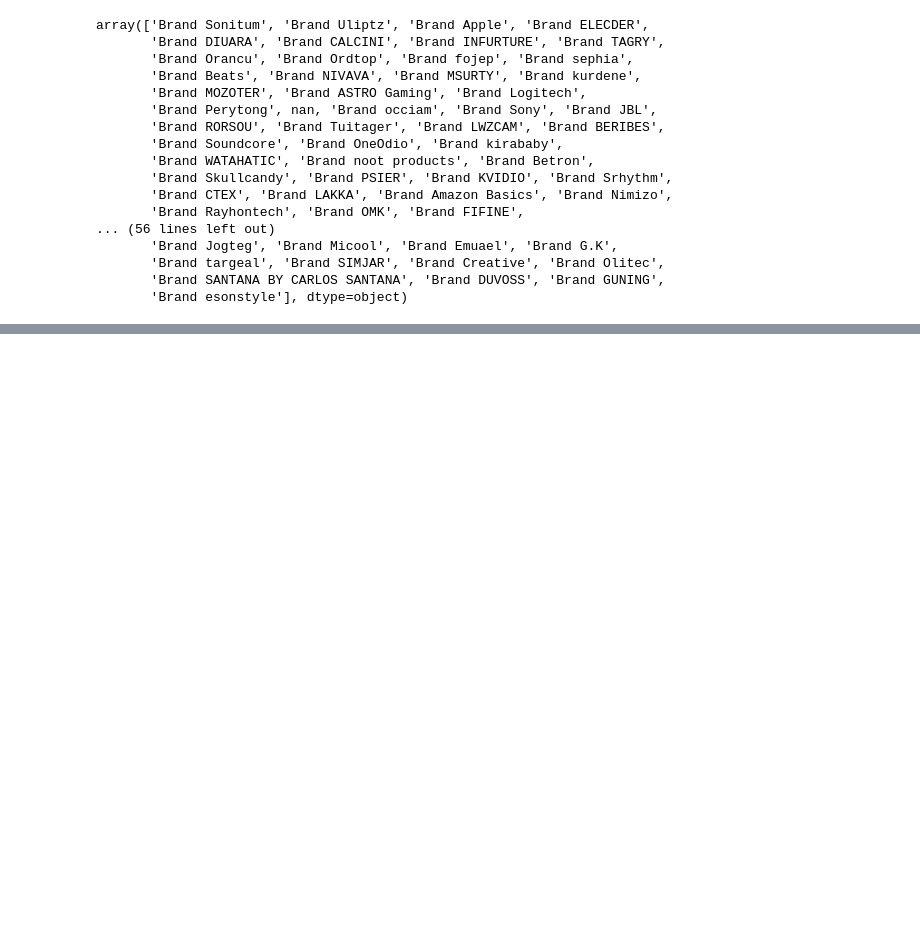
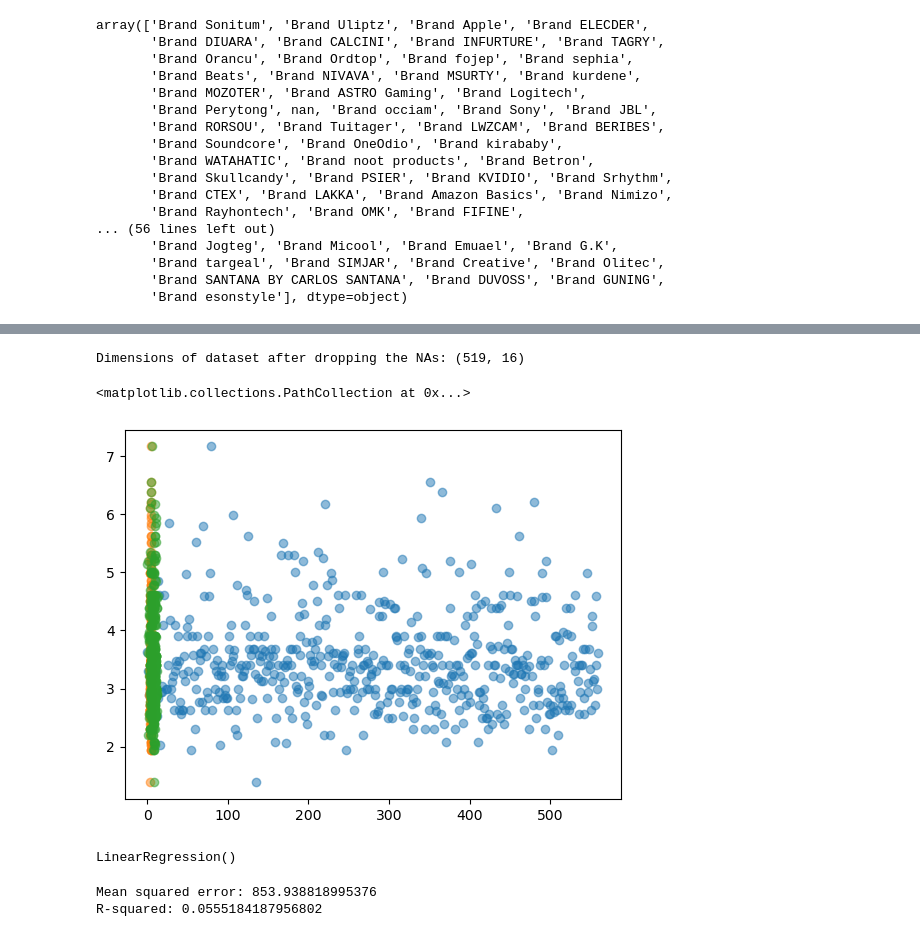
Before and after one commit to seanlee9959/amazon-NLP, a Jupyter notebook: Data Cleaning.ipynb, the cells around one changed output, grey strips where cells are left out. Saved outputs shown, nothing was run; the diff lists cells and outputs as text; code cells hidden in the pictures; blank space fills up the shorter version.

```diff
--- a/Data Cleaning.ipynb
+++ b/Data Cleaning.ipynb
@@ -130,3 +187,13 @@ array(['Brand Sonitum', 'Brand Uliptz', 'Brand Apple', 'Brand ELECDER',
        'Brand targeal', 'Brand SIMJAR', 'Brand Creative', 'Brand Olitec',
        'Brand SANTANA BY CARLOS SANTANA', 'Brand DUVOSS', 'Brand GUNING',
        'Brand esonstyle'], dtype=object)
+# %%
+import pandas as pd
+from sklearn.model_selection import train_test_split
+from sklearn.linear_model import LinearRegression
+from sklearn.metrics import mean_squared_error, r2_score
+from sklearn.feature_extraction.text import CountVectorizer
+import re
+import matplotlib.pyplot as plt
+
+df = pd.read_csv('heaphones_clean.csv')
@@ -132,0 +228,8 @@ array(['Brand Sonitum', 'Brand Uliptz', 'Brand Apple', 'Brand ELECDER',
+# %%
+#dropping all NAs
+print("Dimensions of dataset before dropping the NAs:", df.shape)
+df = df.dropna(subset=['product_description'])
+df = df.dropna(subset=['buy_price'])
+df = df.dropna(subset=['category'])
+df = df.dropna(subset=['rating'])
+print("Dimensions of dataset after dropping the NAs:", df.shape)
@@ -132,0 +239,15 @@ array(['Brand Sonitum', 'Brand Uliptz', 'Brand Apple', 'Brand ELECDER',
+# %%
+#df = df.astype(str)
+
+mask = df['buy_price'].str.contains('-')
+
+# index the DataFrame using the boolean mask to remove the rows
+df = df[-mask]
+# %%
+df.buy_price[0]
+def format_price(x):
+    x = x.replace(",", "")
+    return float(x[1:])
+
+df['float_price'] = df['buy_price'].apply(lambda x: format_price(x))
+df['float_rating'] = df['rating'].apply(lambda x: float(x[:3]))
@@ -132,0 +269,13 @@ array(['Brand Sonitum', 'Brand Uliptz', 'Brand Apple', 'Brand ELECDER',
+# %%
+print("Dimensions of dataset after dropping the NAs:", df.shape)
+# %% [output]
+Dimensions of dataset after dropping the NAs: (519, 16)
+# %%
+
+# Scatter plot visualizations
+plt.scatter(df["search_order"], df["logprice"], alpha=0.5)
+plt.scatter(df["rating"], df["logprice"], alpha=0.5)
+plt.scatter(np.log(df["count"]), df["logprice"], alpha=0.5)
+# %% [output]
+<matplotlib.collections.PathCollection at 0x...>
+[figure, added]
@@ -132,0 +286,20 @@ array(['Brand Sonitum', 'Brand Uliptz', 'Brand Apple', 'Brand ELECDER',
+# %%
+# select a machine learning algorithm (in this case, linear regression)
+model = LinearRegression()
+
+# train the model on the training set
+model.fit(train_X, y_train)
+# %% [output]
+LinearRegression()
+# %%
+# make predictions on the testing set
+y_pred = model.predict(test_X)
+
+# evaluate the performance of the model using mean squared error and R-squared
+mse = mean_squared_error(y_test, y_pred)
+r2 = r2_score(y_test, y_pred)
+print('Mean squared error:', mse)
+print('R-squared:', r2)
+# %% [output]
+Mean squared error: 853.938818995376
+R-squared: 0.0555184187956802
```
Also changed, not shown: parts of 20 cells of this notebook.
